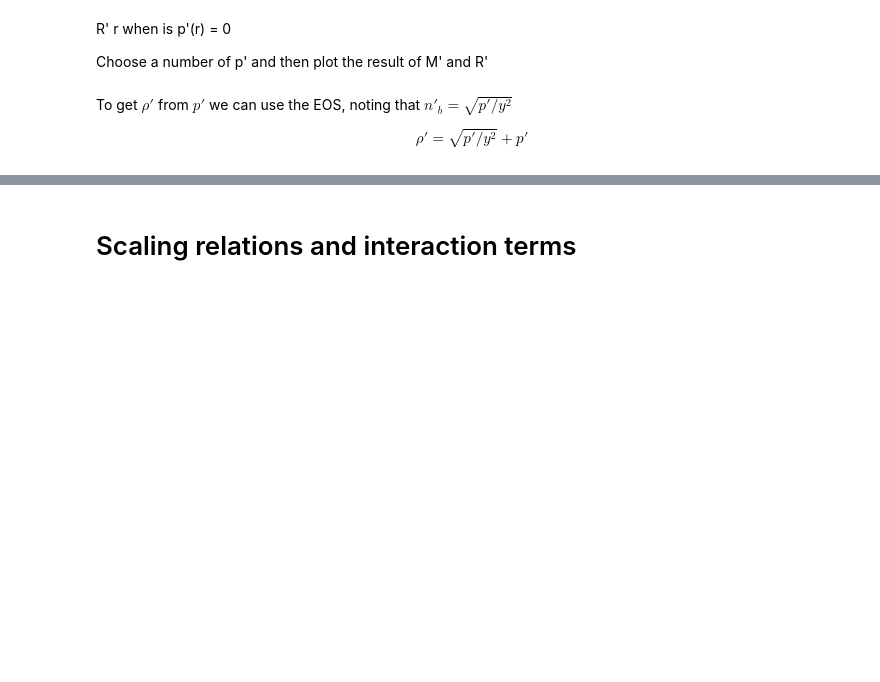
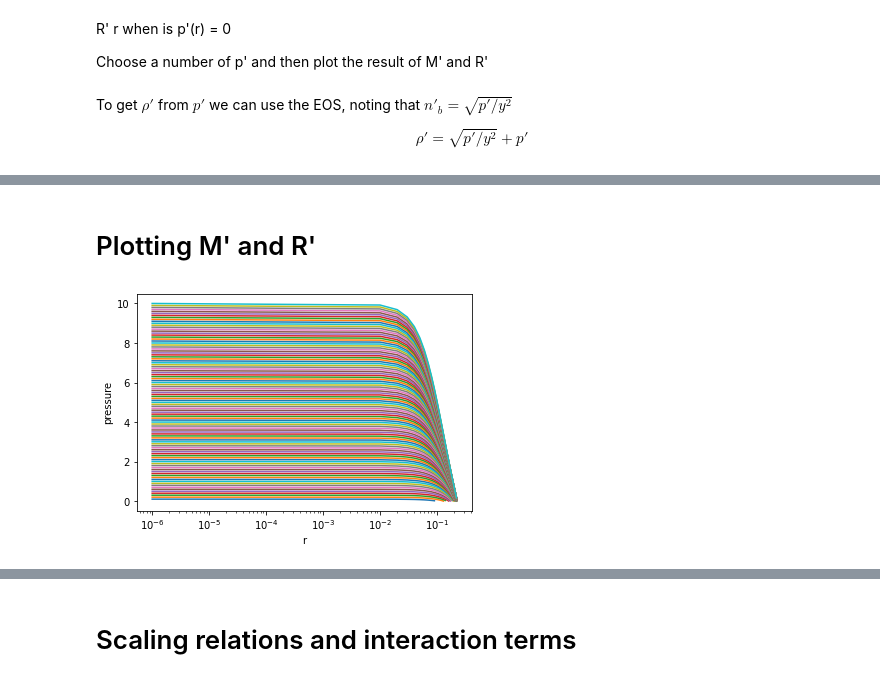
Before and after one commit to AdamSmithOrlik/dark-matter-compact-stars, a Jupyter notebook: research/dark_stars_dev.ipynb, the cells around one changed output, grey strips where cells are left out. Drawn from its saved outputs; the diff is of its cells as text; code cells hidden in the pictures; blank space fills up the shorter version.

```diff
--- a/research/dark_stars_dev.ipynb
+++ b/research/dark_stars_dev.ipynb
@@ -217,0 +232,40 @@ Text(0, 0.5, "rho'")
+# %% [markdown]
+# Plotting M' and R'
+# %%
+# need to loop over initial pressures and solve for when p(r) = 0.
+# that r that satisfies p(r)= 0 is R'
+initial_pressures = np.linspace(0.1, 10, num=100)
+star = np.zeros((len(initial_pressures), 3)) # [M,P,R] for each initial pressure
+
+r_prime = np.linspace(1e-6, 10, num=1000) # 1e-2 to 1e3
+r_span = (r_prime[0], r_prime[-1])
+
+# initial_pressures = [0.001, 0.01, 0.1, 1] # testing
+
+for i, pi in enumerate(initial_pressures):
+    # initial mass
+    M0=0
+    initial_conditions = [pi,M0]
+
+    # solve the differential TOV equation
+    sol = solve_ivp(TOV, r_span, initial_conditions, t_eval=r_prime, method='RK45',
+                    events=pressure_condition,  atol=1e-8, rtol=1e-8, dense_output=True)
+
+    # Extracting results
+    r_sol = sol.t
+    p_sol = sol.y[0]
+    M_sol = sol.y[1]
+    plt.plot(r_sol, p_sol)
+    plt.xlabel('r'); plt.ylabel('pressure')
+    plt.xscale('log')
+#     plt.yscale('log')
+
+    # Extract the final radius, mass and pressure
+    R = r_sol[-1]
+    M = M_sol[-1]
+    P = p_sol[-1]
+
+    # save to array
+    star[i] = [M, P, R]
+# %% [output]
+[figure, added]
```
Also changed, not shown: parts of 12 cells of this notebook, 1 other file.
